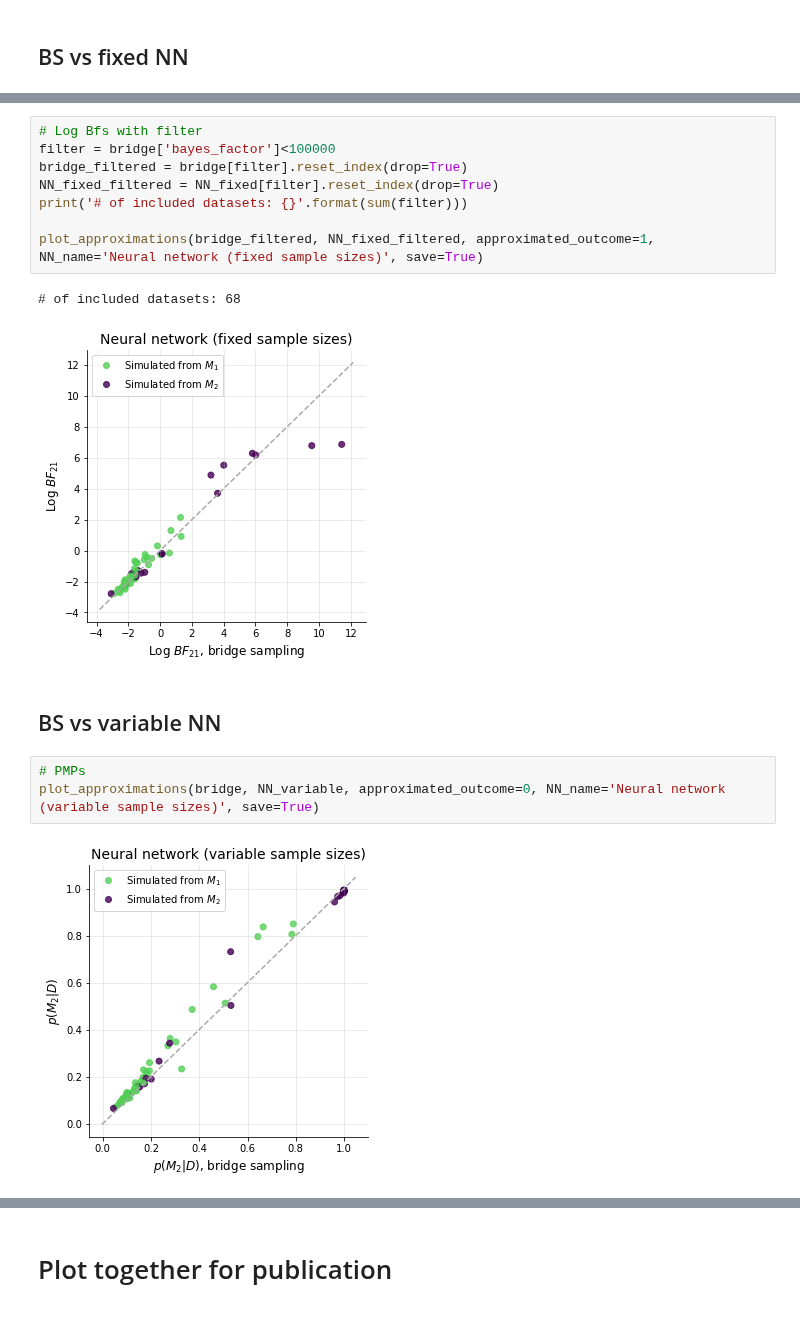
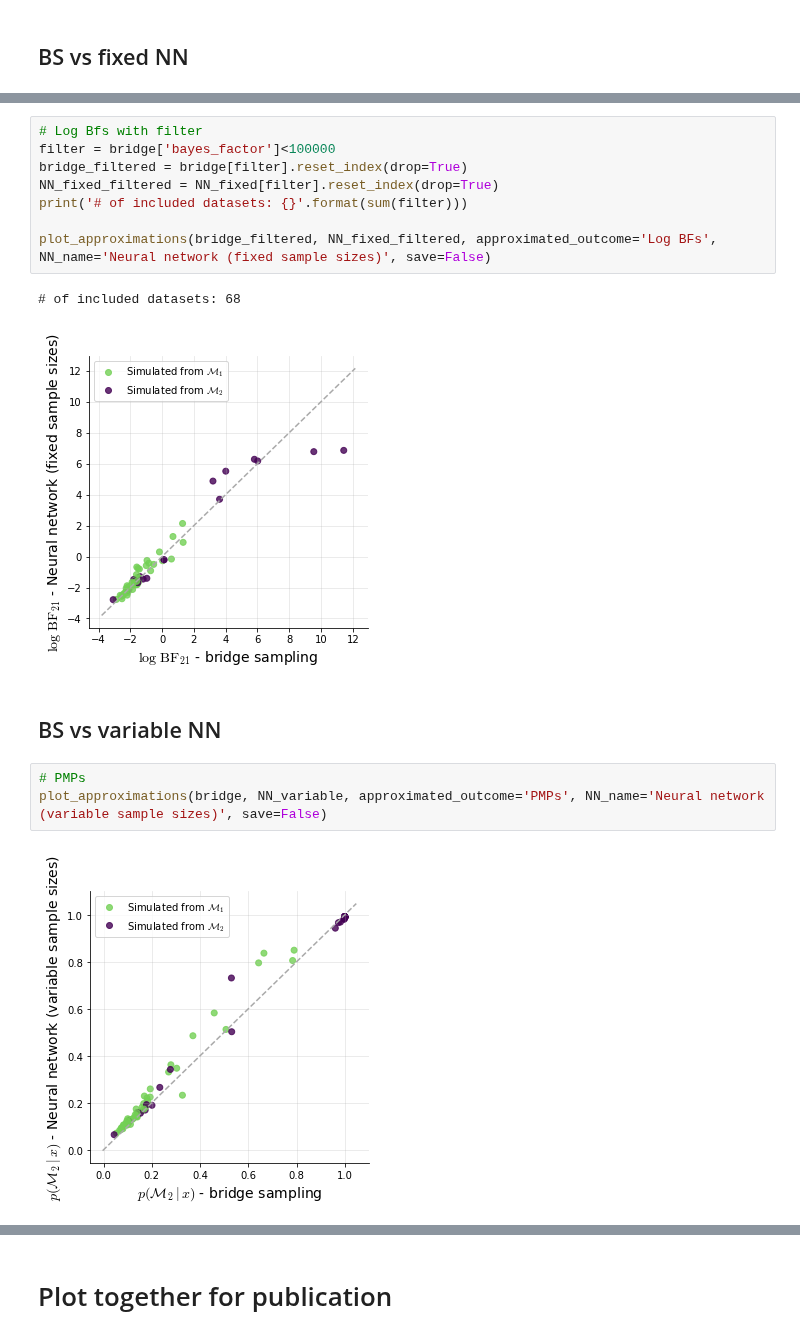
Before and after one commit to elseml/DeepHierarchicalModelComparison, a Jupyter notebook: notebooks/02_bridge_sampling_comparison/bridge_sampling_comparison.ipynb, the cells around one changed output, grey strips where cells are left out. Drawn from its saved outputs; the diff is of its cells as text.

Commit message:
refactor bridge sampling comparison plotting

```diff
--- a/notebooks/02_bridge_sampling_comparison/bridge_sampling_comparison.ipynb
+++ b/notebooks/02_bridge_sampling_comparison/bridge_sampling_comparison.ipynb
@@ -125,16 +129,16 @@ bridge_filtered = bridge[filter].reset_index(drop=True)
 NN_fixed_filtered = NN_fixed[filter].reset_index(drop=True)
 print('# of included datasets: {}'.format(sum(filter)))
 
-plot_approximations(bridge_filtered, NN_fixed_filtered, approximated_outcome=1, NN_name='Neural network (fixed sample sizes)', save=True)
+plot_approximations(bridge_filtered, NN_fixed_filtered, approximated_outcome='Log BFs', NN_name='Neural network (fixed sample sizes)', save=False)
 # %% [output]
 # of included datasets: 68
-[figure, old version]
+[figure, new version]
 # %% [markdown]
 ## BS vs variable NN
 # %%
 # PMPs
-plot_approximations(bridge, NN_variable, approximated_outcome=0, NN_name='Neural network (variable sample sizes)', save=True)
+plot_approximations(bridge, NN_variable, approximated_outcome='PMPs', NN_name='Neural network (variable sample sizes)', save=False)
 # %% [output]
-[figure, old version]
+[figure, new version]
 # %%
 # Log BFs
```
Also changed, not shown: parts of 17 cells of this notebook, 2 other files.
